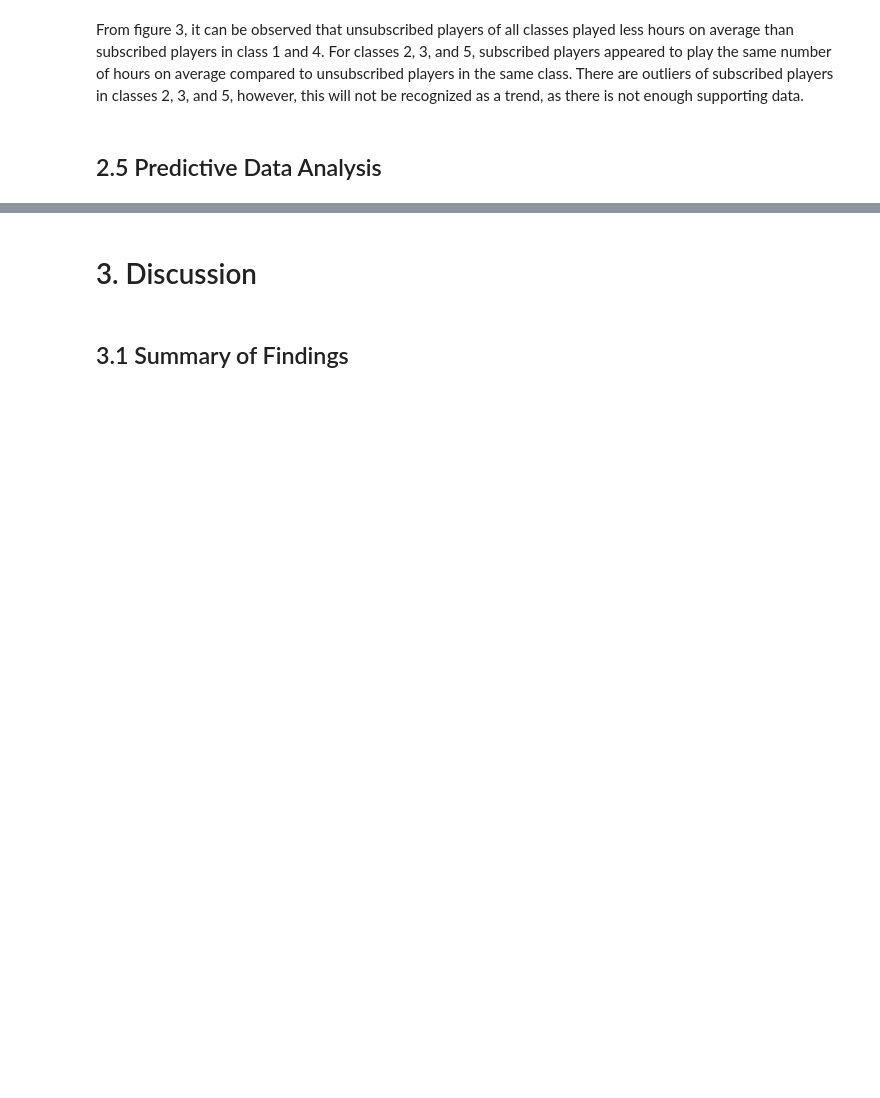
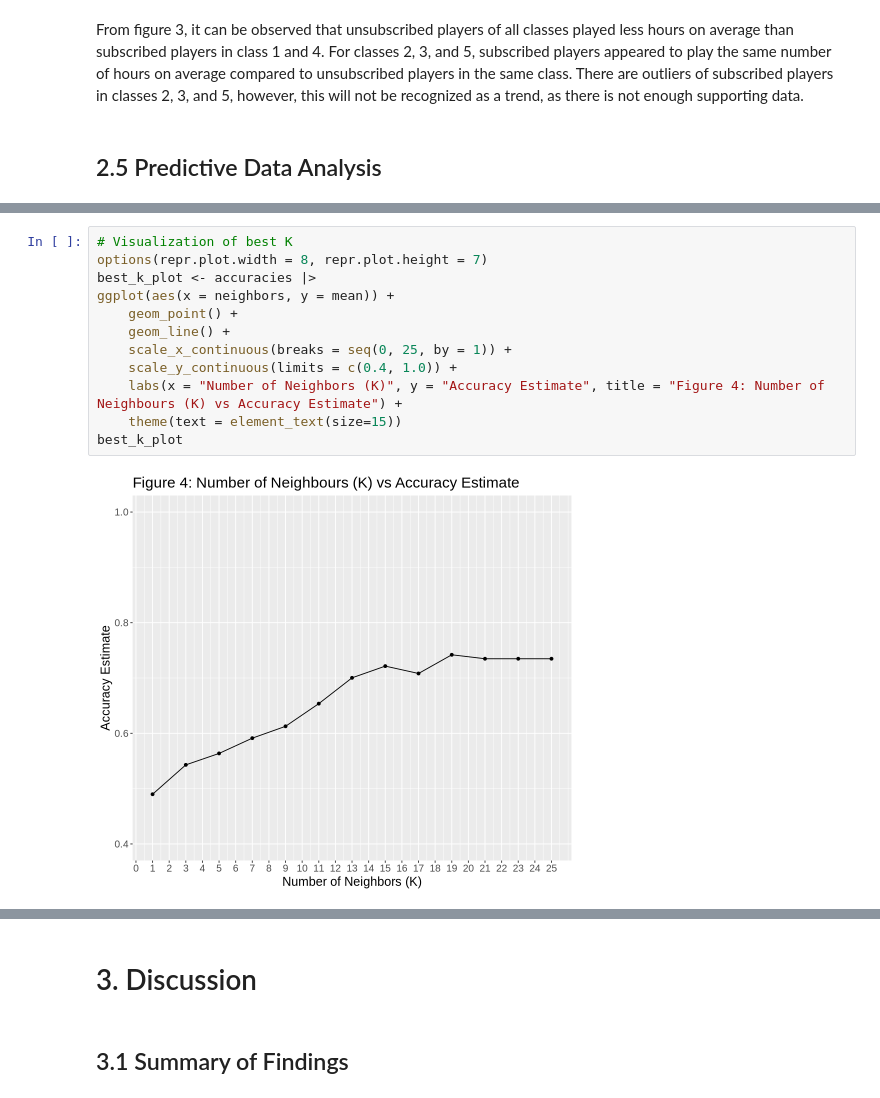
Before and after one commit to JLin4115/gp_dsci_17, a Jupyter notebook: Project group17 report.ipynb, the cells around one changed output, grey strips where cells are left out. Saved outputs shown, nothing was run; the diff lists cells and outputs as text; blank space fills up the shorter version.

```diff
--- a/Project group17 report.ipynb
+++ b/Project group17 report.ipynb
@@ -295,0 +253,14 @@ A tibble: 1 × 3
+# %%
+# Visualization of best K
+options(repr.plot.width = 8, repr.plot.height = 7)
+best_k_plot <- accuracies |>
+ggplot(aes(x = neighbors, y = mean)) +
+    geom_point() +
+    geom_line() +
+    scale_x_continuous(breaks = seq(0, 25, by = 1)) +
+    scale_y_continuous(limits = c(0.4, 1.0)) +
+    labs(x = "Number of Neighbors (K)", y = "Accuracy Estimate", title = "Figure 4: Number of Neighbours (K) vs Accuracy Estimate") +
+    theme(text = element_text(size=15))
+best_k_plot
+# %% [output]
+[figure, added]
```
Also changed, not shown: parts of 5 cells of this notebook.
